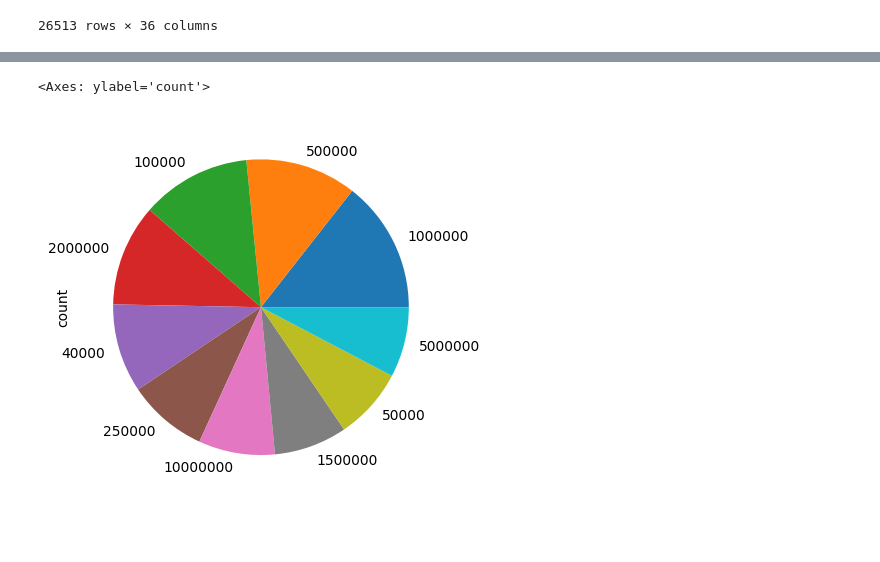
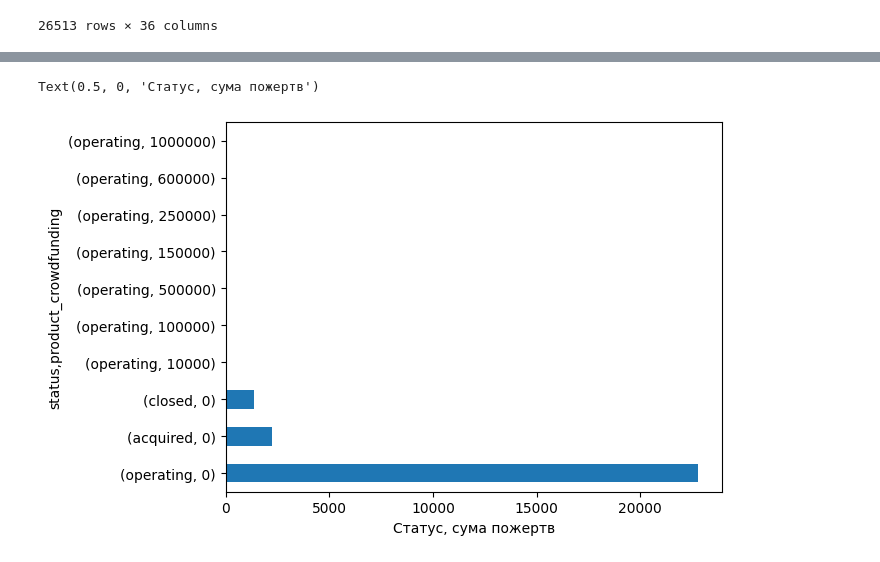
Before and after one commit to andriyshykoryak/Starup, a Jupyter notebook: case.ipynb, the cells around one changed output, grey strips where cells are left out. Cells and saved outputs as stored; diff of their text form; code cells hidden in the pictures; blank space fills up the shorter version.

```diff
--- a/case.ipynb
+++ b/case.ipynb
@@ -121,8 +127,8 @@ df
-# %%
-df = df[df['funding_total_usd']!=0]
-
-df['funding_total_usd'].value_counts().nlargest(10).plot(kind='pie')
-# %% [output]
-<Axes: ylabel='count'>
-[figure, removed]
+# %%
+
+
+df.groupby('status')['product_crowdfunding'].value_counts().nlargest(10).plot(kind='barh').set_xlabel('Статус, сума пожертв')
+# %% [output]
+Text(0.5, 0, 'Статус, сума пожертв')
+[figure, added]
 # %%
```
Also changed, not shown: parts of 25 cells of this notebook, 14 other files.
